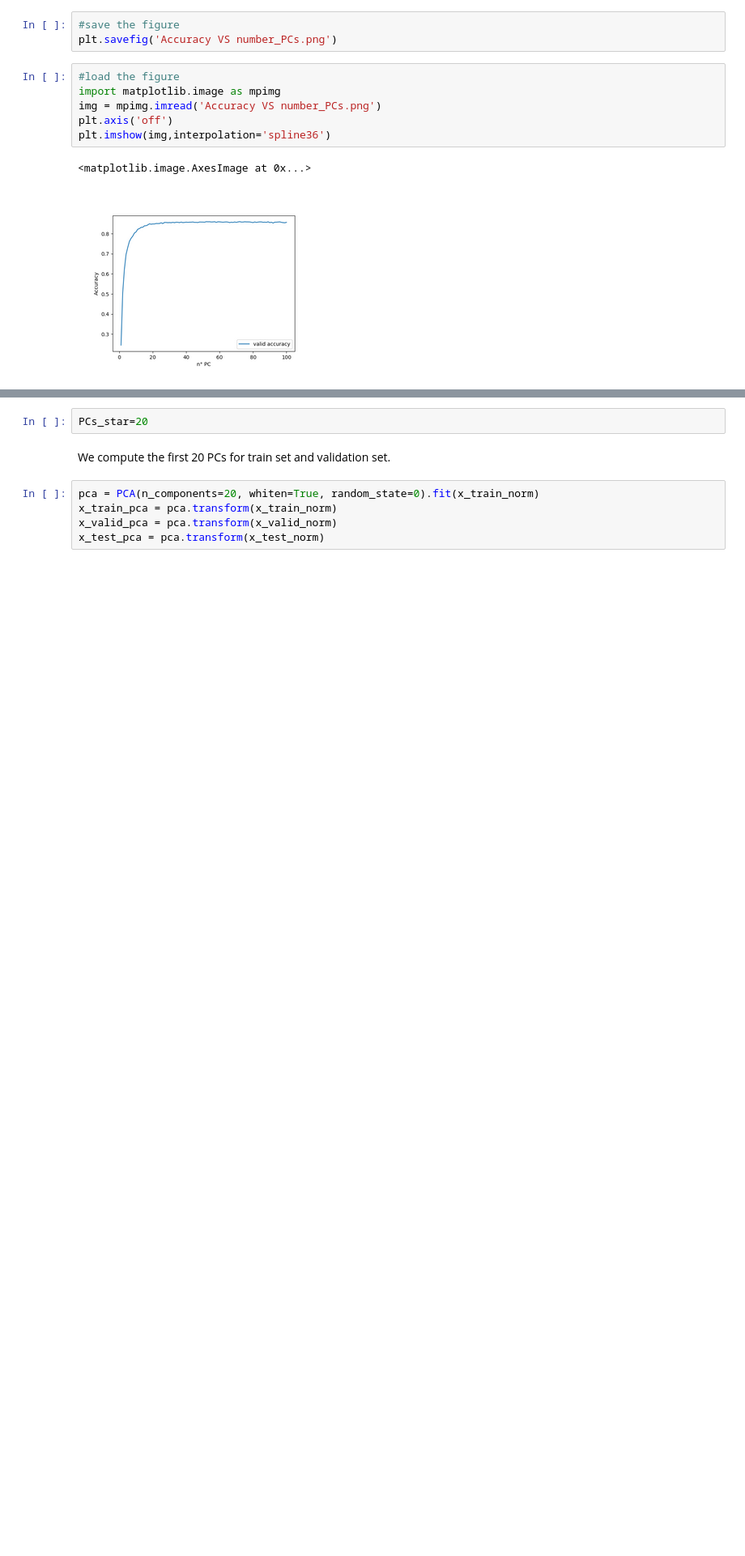
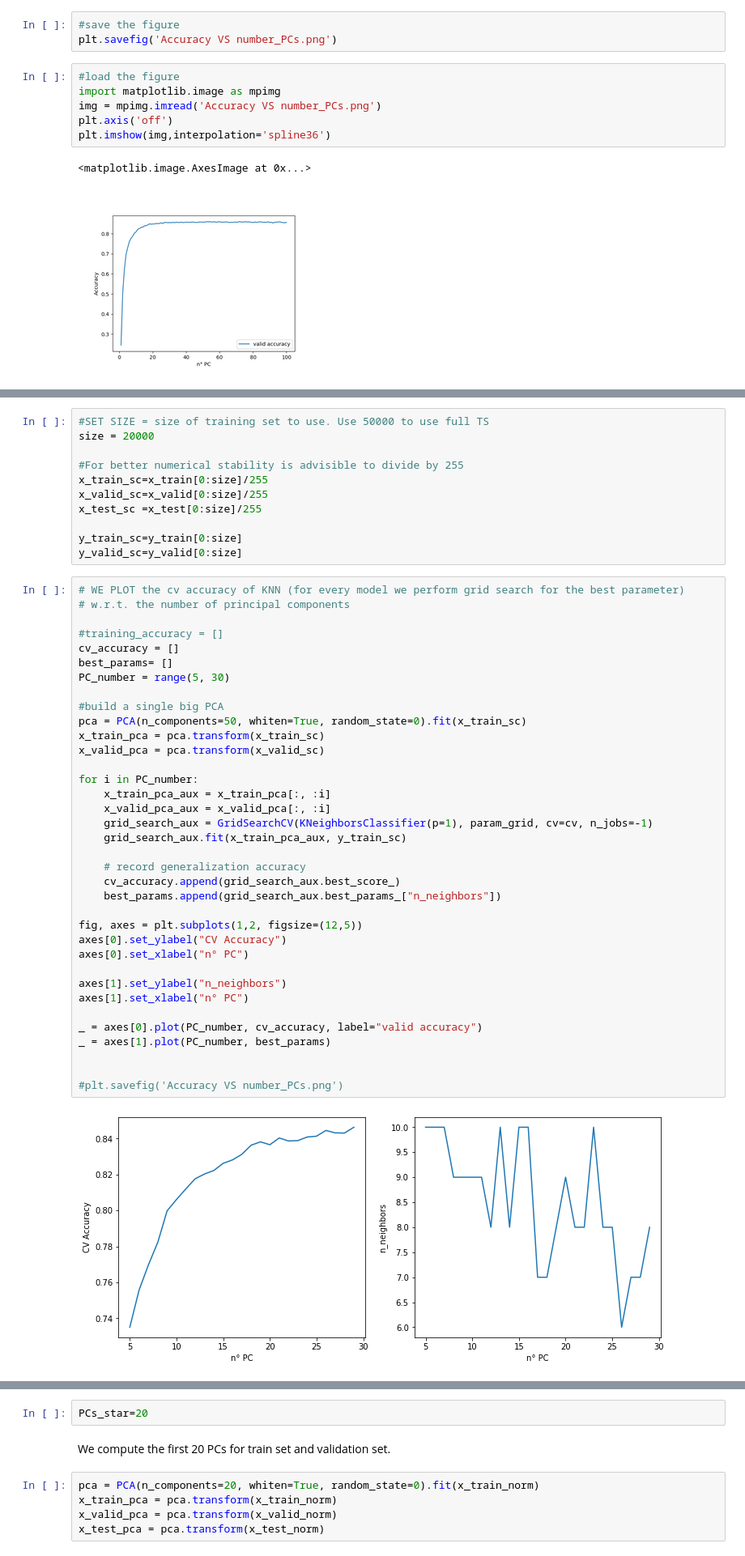
Before and after one commit to rmazzier/MLProjectDS-2020, a Jupyter notebook: All models.ipynb, the cells around one changed output, grey strips where cells are left out. Shown at 81% size. Drawn from its saved outputs; the diff is of its cells as text; blank space fills up the shorter version.

```diff
--- a/All models.ipynb
+++ b/All models.ipynb
@@ -384 +386,50 @@ plt.imshow(img,interpolation='spline36')
+# %%
+#SET SIZE = size of training set to use. Use 50000 to use full TS
+size = 20000
+
+#For better numerical stability is advisible to divide by 255
+x_train_sc=x_train[0:size]/255
+x_valid_sc=x_valid[0:size]/255
+x_test_sc =x_test[0:size]/255
+
+y_train_sc=y_train[0:size]
+y_valid_sc=y_valid[0:size]
+# %%
+# WE PLOT the cv accuracy of KNN (for every model we perform grid search for the best parameter)
+# w.r.t. the number of principal components
+
+#training_accuracy = []
+cv_accuracy = []
+best_params= []
+PC_number = range(5, 30)
+
+#build a single big PCA
+pca = PCA(n_components=50, whiten=True, random_state=0).fit(x_train_sc)
+x_train_pca = pca.transform(x_train_sc)
+x_valid_pca = pca.transform(x_valid_sc)
+
+for i in PC_number:
+    x_train_pca_aux = x_train_pca[:, :i]
+    x_valid_pca_aux = x_valid_pca[:, :i]
+    grid_search_aux = GridSearchCV(KNeighborsClassifier(p=1), param_grid, cv=cv, n_jobs=-1)
+    grid_search_aux.fit(x_train_pca_aux, y_train_sc)
+
+    # record generalization accuracy
+    cv_accuracy.append(grid_search_aux.best_score_)
+    best_params.append(grid_search_aux.best_params_["n_neighbors"])
+
+fig, axes = plt.subplots(1,2, figsize=(12,5))
+axes[0].set_ylabel("CV Accuracy")
+axes[0].set_xlabel("n° PC")
+
+axes[1].set_ylabel("n_neighbors")
+axes[1].set_xlabel("n° PC")
+
+_ = axes[0].plot(PC_number, cv_accuracy, label="valid accuracy")
+_ = axes[1].plot(PC_number, best_params)
+
+
+#plt.savefig('Accuracy VS number_PCs.png')
+# %% [output]
+[figure, added]
 # %% [markdown]
```
Also changed, not shown: parts of 2 cells of this notebook.
